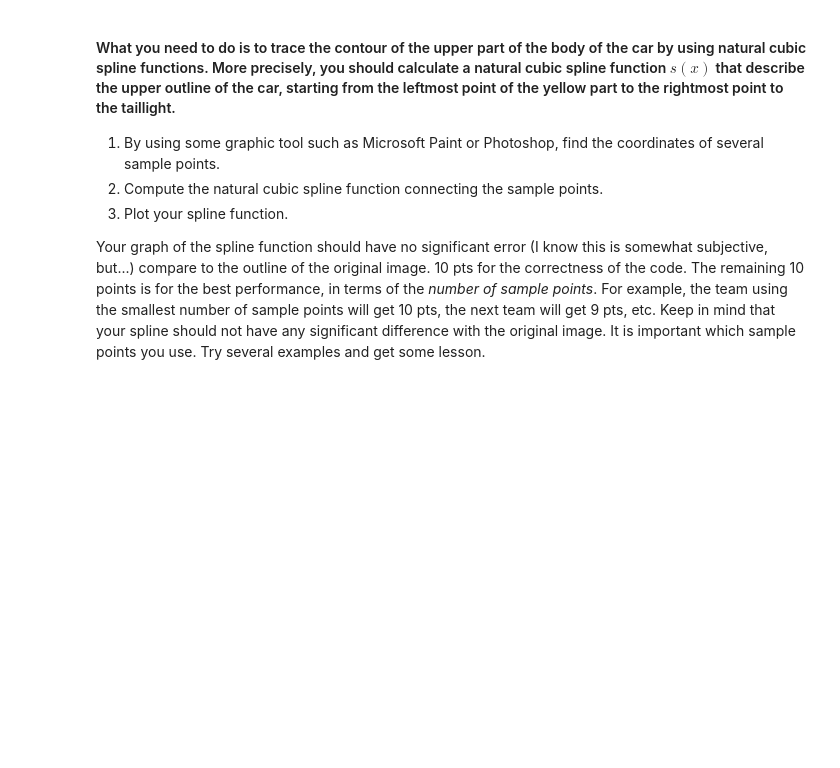
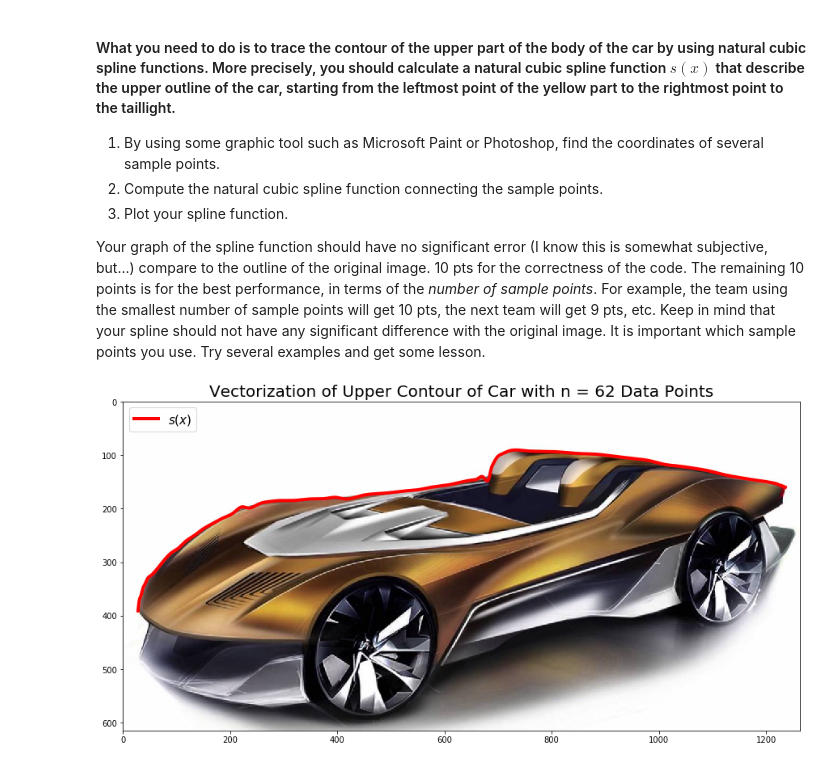
Before and after one commit to ChrisHayduk/Numerical-Analysis, a Jupyter notebook: Projects/Project 2/Project 2 - Interpolation.ipynb, the cells around one changed output. Cells and saved outputs as stored; diff of their text form; code cells hidden in the pictures; blank space fills up the shorter version.

```diff
--- a/Projects/Project 2/Project 2 - Interpolation.ipynb
+++ b/Projects/Project 2/Project 2 - Interpolation.ipynb
@@ -218,3 +224,37 @@ Vectorization, or image tracing is a method to convert a given raster graphic da
     <li>Plot your spline function.</li>
 </ol>
 Your graph of the spline function should have no significant error (I know this is somewhat subjective, but...) compare to the outline of the original image. 10 pts for the correctness of the code. The remaining 10 points is for the best performance, in terms of the <em>number of sample points</em>. For example, the team using the smallest number of sample points will get 10 pts, the next team will get 9 pts, etc. Keep in mind that your spline should not have any significant difference with the original image. It is important which sample points you use. Try several examples and get some lesson.
+# %%
+def spline_contour_of_car(x_vec, y_vec):
+    spline = cubic_spline(x_vec, y_vec)
+
+    x_plot = np.linspace(min(x_vec), max(x_vec), 10000)
+
+    spline_plot = interpolate_with_spline(x_plot, spline)
+
+    n = len(x_vec)
+
+    im = plt.imread("car.jpg")
+    implot = plt.imshow(im)
+
+    #Plot the two functions
+    plt.plot(x_plot, spline_plot, 'r-', label = '$s(x)$', linewidth = 4.0)
+    plt.legend(loc='upper left', fontsize = 15)
+    plt.title("Vectorization of Upper Contour of Car with n = %i Data Points" %n, fontsize = 20)
+    plt.show()
+
+
+x_vec = [28.0, 30.0, 33.0, 37.0, 40.0, 45.0, 52.0, 65.0, 77.0, 91.0, 102.0, 117.0,
+         132.0, 145.0, 165.0, 188.0, 206.0, 221.0, 235.0, 252.0, 272.0, 292.0, 315.0, 349.0, 379.0,
+        397.0, 414.0, 444.0, 475.0, 501.0, 526.0, 549.0, 576.0, 605.0, 629.0, 650.0, 662.0, 672.0,
+        684.0, 687.0, 690.0, 696.0, 700.0, 707.0, 718.0, 752.0, 810.0, 848.0, 878.0, 922.0, 949.0, 989.0,
+        1008.0, 1031.0, 1068.0, 1091.0, 1123.0, 1156.0, 1174.0, 1196.0, 1218.0, 1236.0]
+y_vec = [391.0, 373.0, 364.0, 349.0, 343.0, 332.0, 325.0, 311.0, 296.0, 282.0, 275.0, 261.0, 251.0,
+         241.0, 229.0, 217.0, 208.0, 197.0, 199.0, 192.0, 187.0, 185.0, 185.0, 182.0, 181.0,
+        179.0, 182.0, 176.0, 172.0, 170.0, 167.0, 165.0, 160.0, 156.0, 151.0, 147.0, 144.0, 141.0,
+        140.0, 126.0, 118.0, 107.0, 102.0, 98.0, 93.0, 92.0, 94.0, 97.0, 98.0, 103.0, 106.0, 112.0,
+        117.0, 120.0, 125.0, 129.0, 137.0, 143.0, 146.0, 149.0, 153.0, 160.0]
+
+spline_contour_of_car(x_vec, y_vec)
+# %% [output]
+[figure, added]
```
Also changed, not shown: parts of 11 cells of this notebook.
